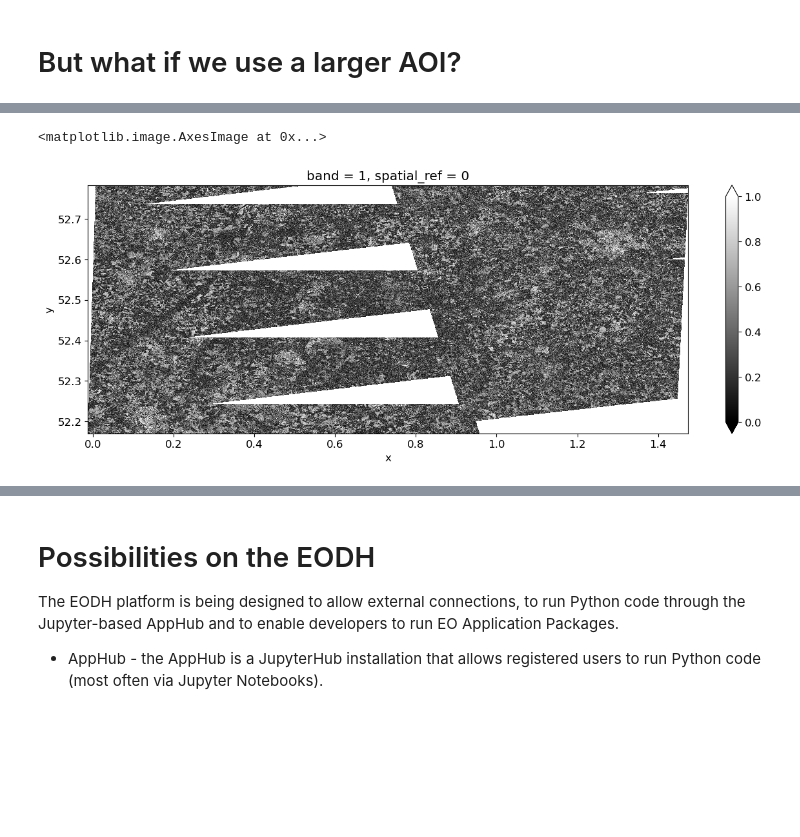
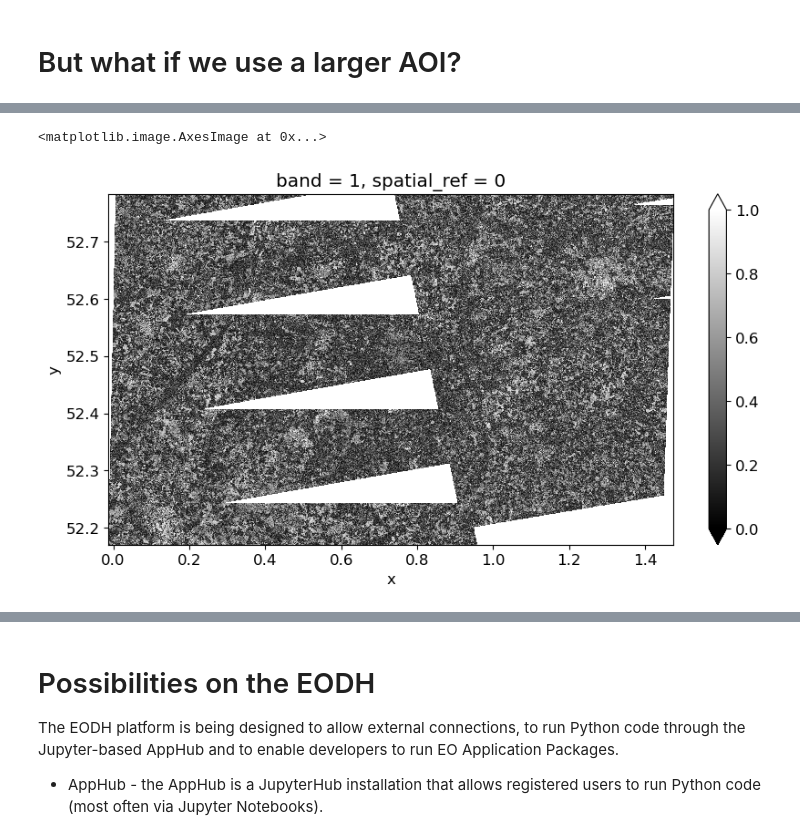
Before and after one commit to ajgwords/eodh-tests, a Jupyter notebook: jncc/2025-02-calc-coherence.ipynb, the cells around one changed output, grey strips where cells are left out. Drawn from its saved outputs; the diff is of its cells as text; code cells hidden in the pictures; blank space fills up the shorter version.

```diff
--- a/jncc/2025-02-calc-coherence.ipynb
+++ b/jncc/2025-02-calc-coherence.ipynb
@@ -352,7 +346,7 @@ out_dir2 = process_insar(
 # %%
 # Visualise coherence
 arr_cohb = riox.open_rasterio(f"{out_dir2}/coh_vv.tif", masked=True)[0]
-arr_cohb.plot.imshow(aspect=3, size=5, vmin=0,vmax=1, cmap="gray")
+arr_cohb.plot.imshow(aspect=2, size=5, vmin=0,vmax=1, cmap="gray")
 # %% [output]
 <matplotlib.image.AxesImage at 0x...>
-[figure, old version]
+[figure, new version]
```
Also changed, not shown: parts of 3 cells of this notebook.
